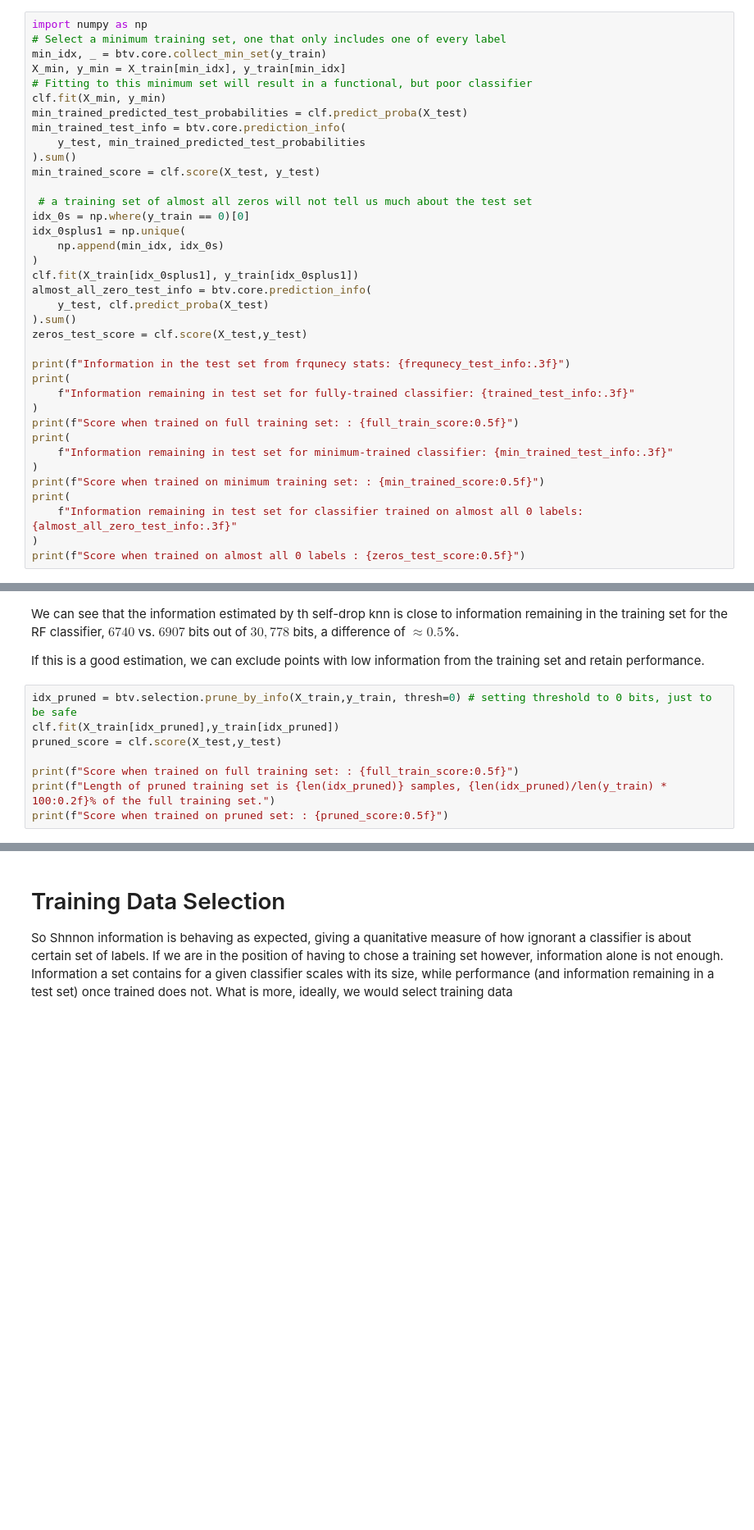
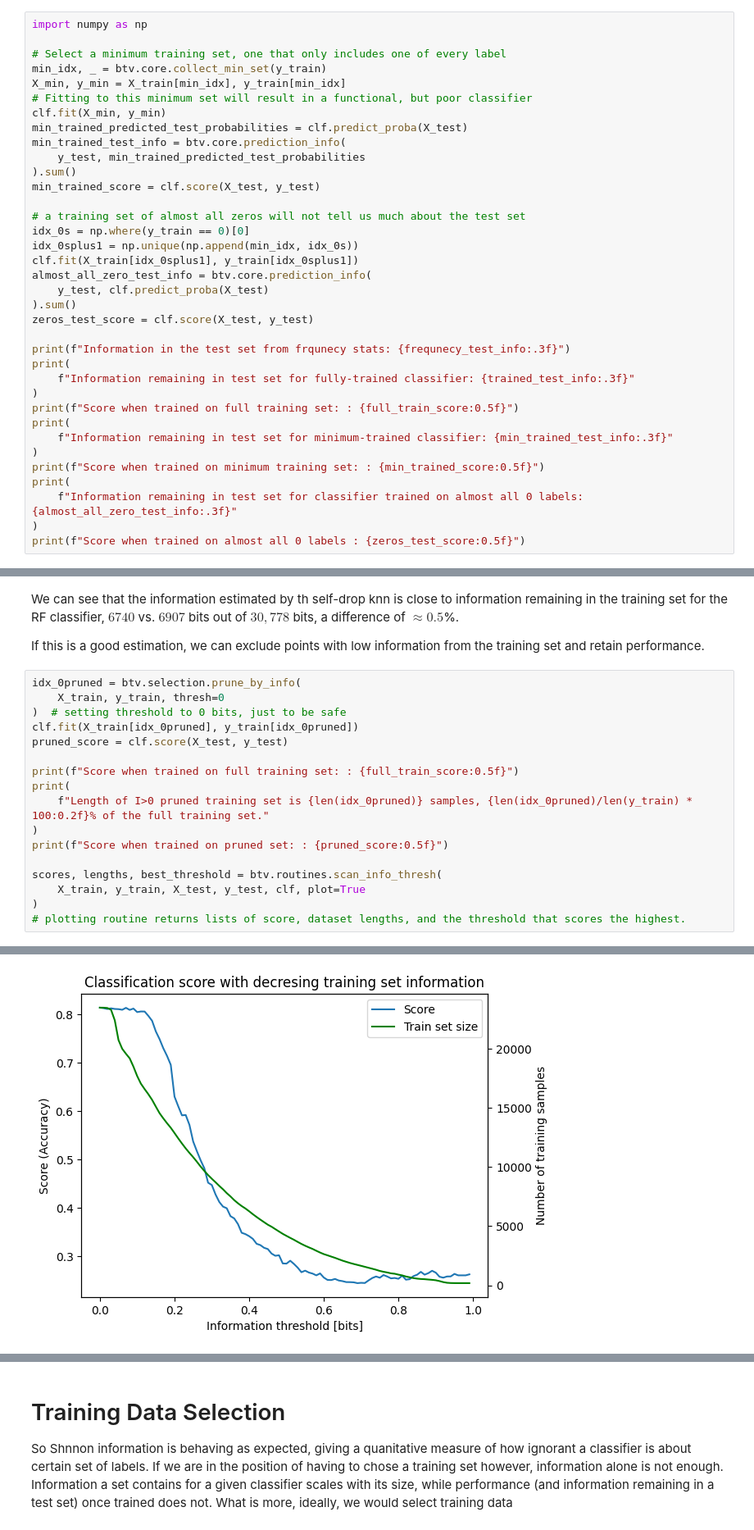
Before and after one commit to jseaward-phd/better-than-vibes, a Jupyter notebook: demo.ipynb, the cells around one changed output, grey strips where cells are left out. Shown: that part at 82% size. Cells and saved outputs as stored; diff of their text form; blank space fills up the shorter version.

```diff
--- a/demo.ipynb
+++ b/demo.ipynb
@@ -94,6 +95,7 @@ Score when trained on full training set: : 0.81092
 Since the Shannon information of message can be thought of as the amount of information needed to specify the message, a better-trained model need less information about (or "leave less information in" if you use the thermodynamic analogy of information being hidden in a system) a test set.
 # %%
 import numpy as np
+
 # Select a minimum training set, one that only includes one of every label
 min_idx, _ = btv.core.collect_min_set(y_train)
 X_min, y_min = X_train[min_idx], y_train[min_idx]
@@ -105,16 +107,14 @@ min_trained_test_info = btv.core.prediction_info(
 ).sum()
 min_trained_score = clf.score(X_test, y_test)
 
- # a training set of almost all zeros will not tell us much about the test set
+# a training set of almost all zeros will not tell us much about the test set
 idx_0s = np.where(y_train == 0)[0]
-idx_0splus1 = np.unique(
-    np.append(min_idx, idx_0s)
-)
+idx_0splus1 = np.unique(np.append(min_idx, idx_0s))
 clf.fit(X_train[idx_0splus1], y_train[idx_0splus1])
 almost_all_zero_test_info = btv.core.prediction_info(
     y_test, clf.predict_proba(X_test)
 ).sum()
-zeros_test_score = clf.score(X_test,y_test)
+zeros_test_score = clf.score(X_test, y_test)
 
 print(f"Information in the test set from frqunecy stats: {frequnecy_test_info:.3f}")
 print(
@@ -231,12 +231,21 @@ We can see that the information estimated by th self-drop knn is close to inform
 
 If this is a good estimation, we can exclude points with low information from the training set and retain performance.
 # %%
-idx_pruned = btv.selection.prune_by_info(X_train,y_train, thresh=0) # setting threshold to 0 bits, just to be safe
-clf.fit(X_train[idx_pruned],y_train[idx_pruned])
-pruned_score = clf.score(X_test,y_test)
+idx_0pruned = btv.selection.prune_by_info(
+    X_train, y_train, thresh=0
+)  # setting threshold to 0 bits, just to be safe
+clf.fit(X_train[idx_0pruned], y_train[idx_0pruned])
+pruned_score = clf.score(X_test, y_test)
 
 print(f"Score when trained on full training set: : {full_train_score:0.5f}")
-print(f"Length of pruned training set is {len(idx_pruned)} samples, {len(idx_pruned)/len(y_train) * 100:0.2f}% of the full training set.")
+print(
+    f"Length of I>0 pruned training set is {len(idx_0pruned)} samples, {len(idx_0pruned)/len(y_train) * 100:0.2f}% of the full training set."
+)
 print(f"Score when trained on pruned set: : {pruned_score:0.5f}")
+
+scores, lengths, best_threshold = btv.routines.scan_info_thresh(
+    X_train, y_train, X_test, y_test, clf, plot=True
+)
+# plotting routine returns lists of score, dataset lengths, and the threshold that scores the highest.
 # %% [output]
 Score when trained on full training set: : 0.81092
@@ -244 +253,2 @@ Length of pruned training set is 23480 samples, 76.29% of the full training set.
 Score when trained on pruned set: : 0.81442
+[figure, added]
```
Also changed, not shown: parts of 17 cells of this notebook, 6 other files.
